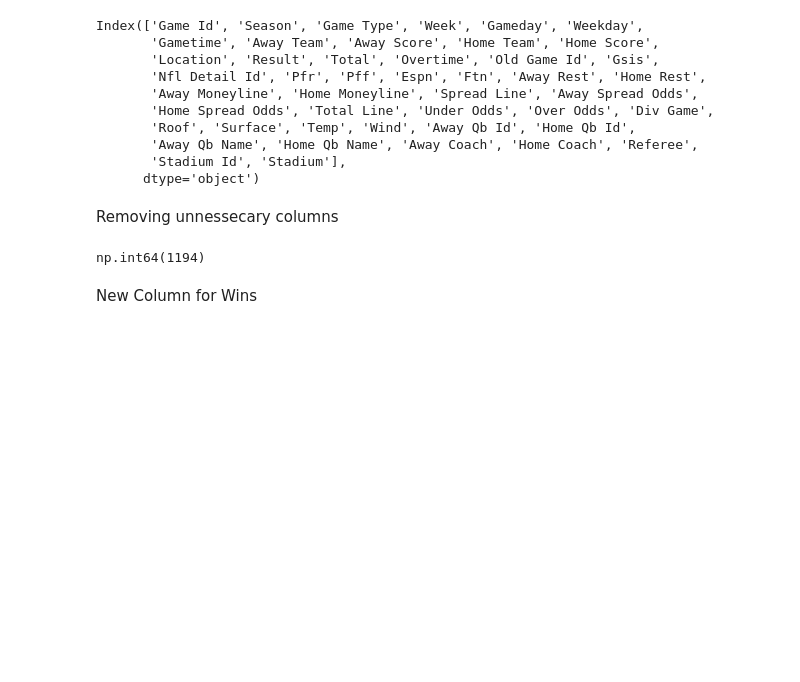
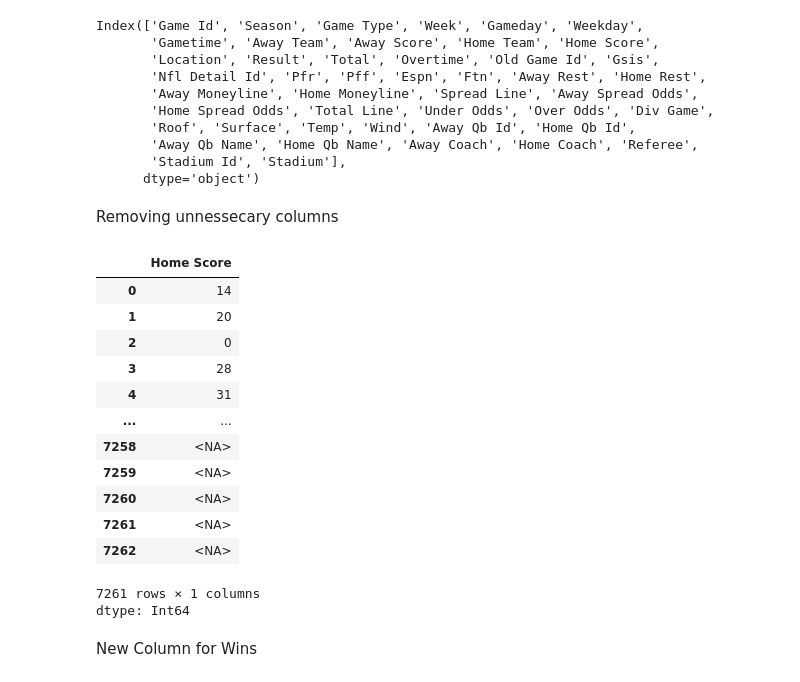
Before and after one commit to KPsimo/Kidus_Football_Games, a Jupyter notebook: DSRP_Project.ipynb, the cells around one changed output. Saved outputs shown, nothing was run; the diff lists cells and outputs as text; code cells hidden in the pictures; blank space fills up the shorter version.

```diff
--- a/DSRP_Project.ipynb
+++ b/DSRP_Project.ipynb
@@ -60,16 +89,35 @@ Removing unnessecary columns
 # %%
 dropper = ['Away Qb Name', 'Home Qb Name', 'Away Qb Id', 'Home Qb Id', 'Away Coach',
                'Home Coach', 'Pff', 'Ftn', 'Pff', 'Ftn', 'Nfl Detail Id',
                'Pfr', 'Espn', 'Old Game Id', 'Gsis', 'Stadium Id', 'Stadium',
                'Under Odds', 'Over Odds', 'Div Game', 'Game Id']
 fixed_df = df.drop(columns=dropper)
 fixed_df.columns
 
 fixed_df['Temp'].median()
 
 (fixed_df['Roof'] == 'dome').sum()
+
+fixed_df['Home Score'] = fixed_df['Home Score'].convert_dtypes('int')
+fixed_df['Away Score'] = fixed_df['Away Score'].convert_dtypes('int').dropna()
+
+fixed_df['Home Score'] = fixed_df['Home Score'].dropna()
+fixed_df['Home Score']
 # %% [output]
+|  | Home Score |
+| 0 | 14 |
+| 1 | 20 |
+| 2 | 0 |
+| 3 | 28 |
+| 4 | 31 |
+| ... | ... |
+| 7258 | <NA> |
+| 7259 | <NA> |
+| 7260 | <NA> |
+| 7261 | <NA> |
+| 7262 | <NA> |
-np.int64(1194)
+7261 rows × 1 columns
+dtype: Int64
 # %%
 fixed_df.loc[fixed_df['Roof'] == 'closed', 'Temp'] = fixed_df.loc[fixed_df['Roof'] == 'closed', 'Temp'].fillna(70) #had to do fixed_df.loc twice to
 fixed_df.loc[fixed_df['Roof'] == 'dome', 'Temp'] = fixed_df.loc[fixed_df['Roof'] == 'dome', 'Temp'].fillna(70) #Regulated temp so I took the median to balalnce
```
Also changed, not shown: parts of 5 cells of this notebook.
